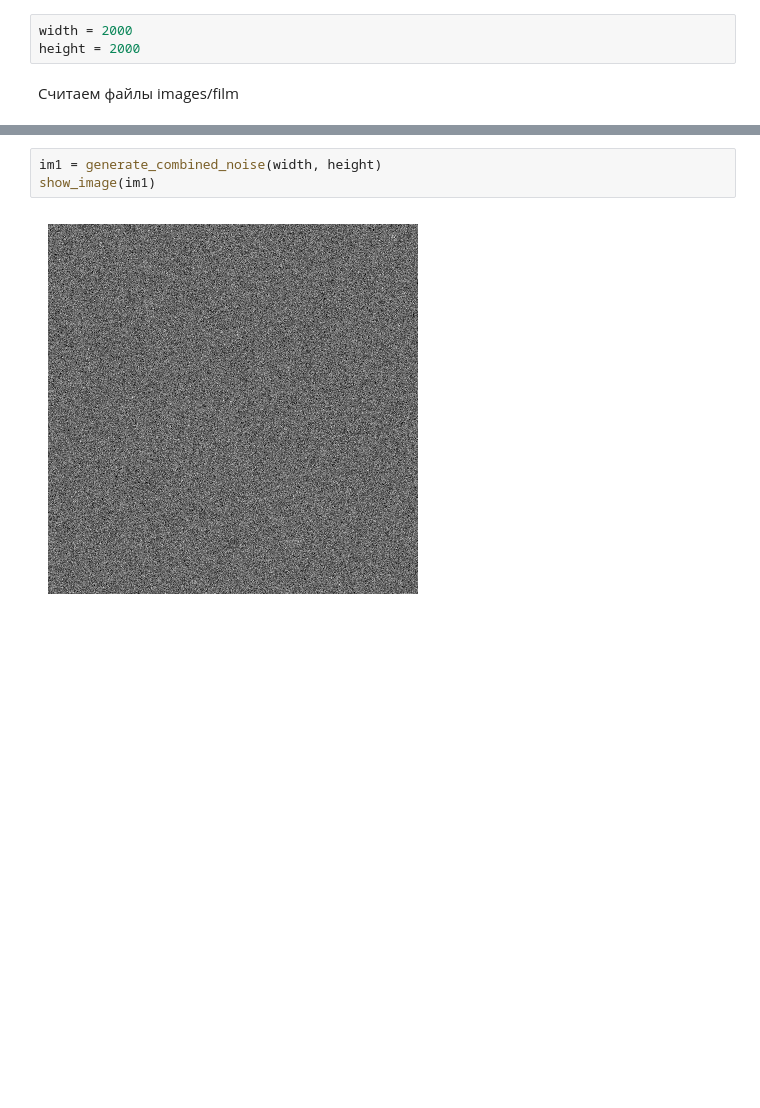
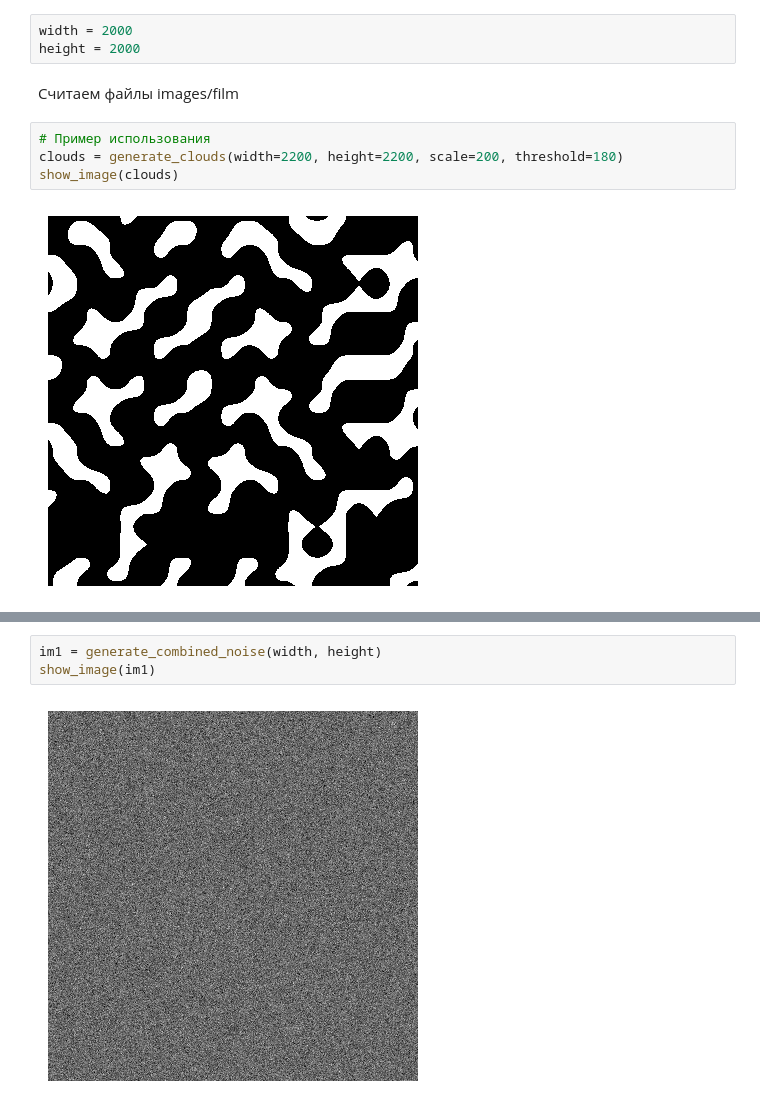
Before and after one commit to nzelenyy/space-hackathon-2025, a Jupyter notebook: Problem_3/1.ipynb, the cells around one changed output, grey strips where cells are left out. Cells and saved outputs as stored; diff of their text form; blank space fills up the shorter version.

```diff
--- a/Problem_3/1.ipynb
+++ b/Problem_3/1.ipynb
@@ -7,6 +7,12 @@ width = 2000
 height = 2000
 # %% [markdown]
 Считаем файлы images/film
+# %%
+# Пример использования
+clouds = generate_clouds(width=2200, height=2200, scale=200, threshold=180)
+show_image(clouds)
+# %% [output]
+[figure, added]
 # %%
 film_images_orig = []
 for i in range(1, 11):
```
Also changed, not shown: parts of 7 cells of this notebook, 1 other file.
